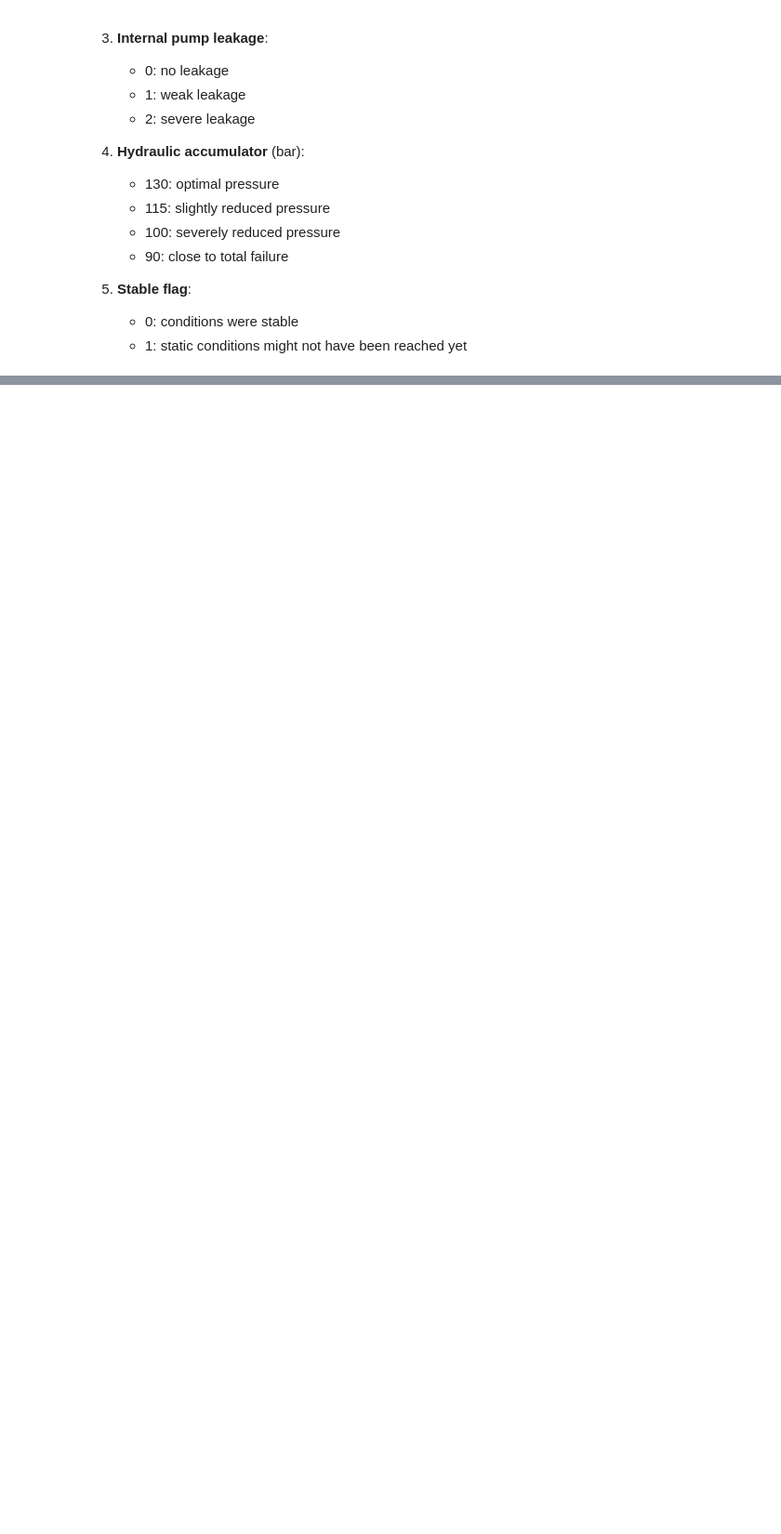
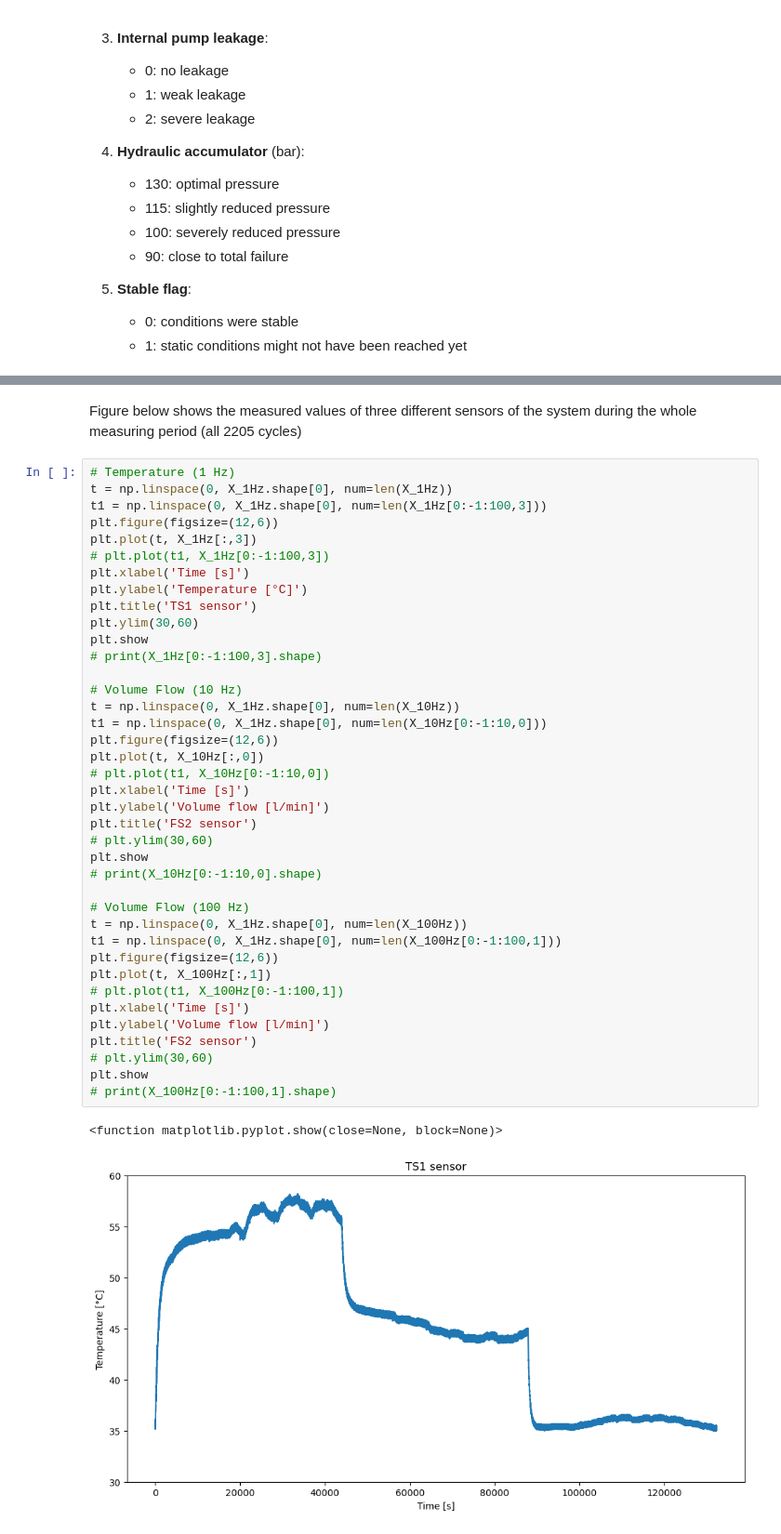
Before and after one commit to SamiraSanchezNT/Hydraulic-System-Condition-monitoring, a Jupyter notebook: ProjectAppliedCausalInference.ipynb, the cells around one changed output, grey strips where cells are left out. Shown: that part at 93% size. Cells and saved outputs as stored; diff of their text form; blank space fills up the shorter version.

```diff
--- a/ProjectAppliedCausalInference.ipynb
+++ b/ProjectAppliedCausalInference.ipynb
@@ -97,0 +149,44 @@ Note that if an attribute value is missing it has None value.
+# %% [markdown]
+Figure below shows the measured values of three different sensors of the system during the whole measuring period (all 2205 cycles)
+# %%
+# Temperature (1 Hz)
+t = np.linspace(0, X_1Hz.shape[0], num=len(X_1Hz))
+t1 = np.linspace(0, X_1Hz.shape[0], num=len(X_1Hz[0:-1:100,3]))
+plt.figure(figsize=(12,6))
+plt.plot(t, X_1Hz[:,3])
+# plt.plot(t1, X_1Hz[0:-1:100,3])
+plt.xlabel('Time [s]')
+plt.ylabel('Temperature [°C]')
+plt.title('TS1 sensor')
+plt.ylim(30,60)
+plt.show
+# print(X_1Hz[0:-1:100,3].shape)
+
+# Volume Flow (10 Hz)
+t = np.linspace(0, X_1Hz.shape[0], num=len(X_10Hz))
+t1 = np.linspace(0, X_1Hz.shape[0], num=len(X_10Hz[0:-1:10,0]))
+plt.figure(figsize=(12,6))
+plt.plot(t, X_10Hz[:,0])
+# plt.plot(t1, X_10Hz[0:-1:10,0])
+plt.xlabel('Time [s]')
+plt.ylabel('Volume flow [l/min]')
+plt.title('FS2 sensor')
+# plt.ylim(30,60)
+plt.show
+# print(X_10Hz[0:-1:10,0].shape)
+
+# Volume Flow (100 Hz)
+t = np.linspace(0, X_1Hz.shape[0], num=len(X_100Hz))
+t1 = np.linspace(0, X_1Hz.shape[0], num=len(X_100Hz[0:-1:100,1]))
+plt.figure(figsize=(12,6))
+plt.plot(t, X_100Hz[:,1])
+# plt.plot(t1, X_100Hz[0:-1:100,1])
+plt.xlabel('Time [s]')
+plt.ylabel('Volume flow [l/min]')
+plt.title('FS2 sensor')
+# plt.ylim(30,60)
+plt.show
+# print(X_100Hz[0:-1:100,1].shape)
+# %% [output]
+<function matplotlib.pyplot.show(close=None, block=None)>
+[figure, added]
```
Also changed, not shown: parts of 7 cells of this notebook.
